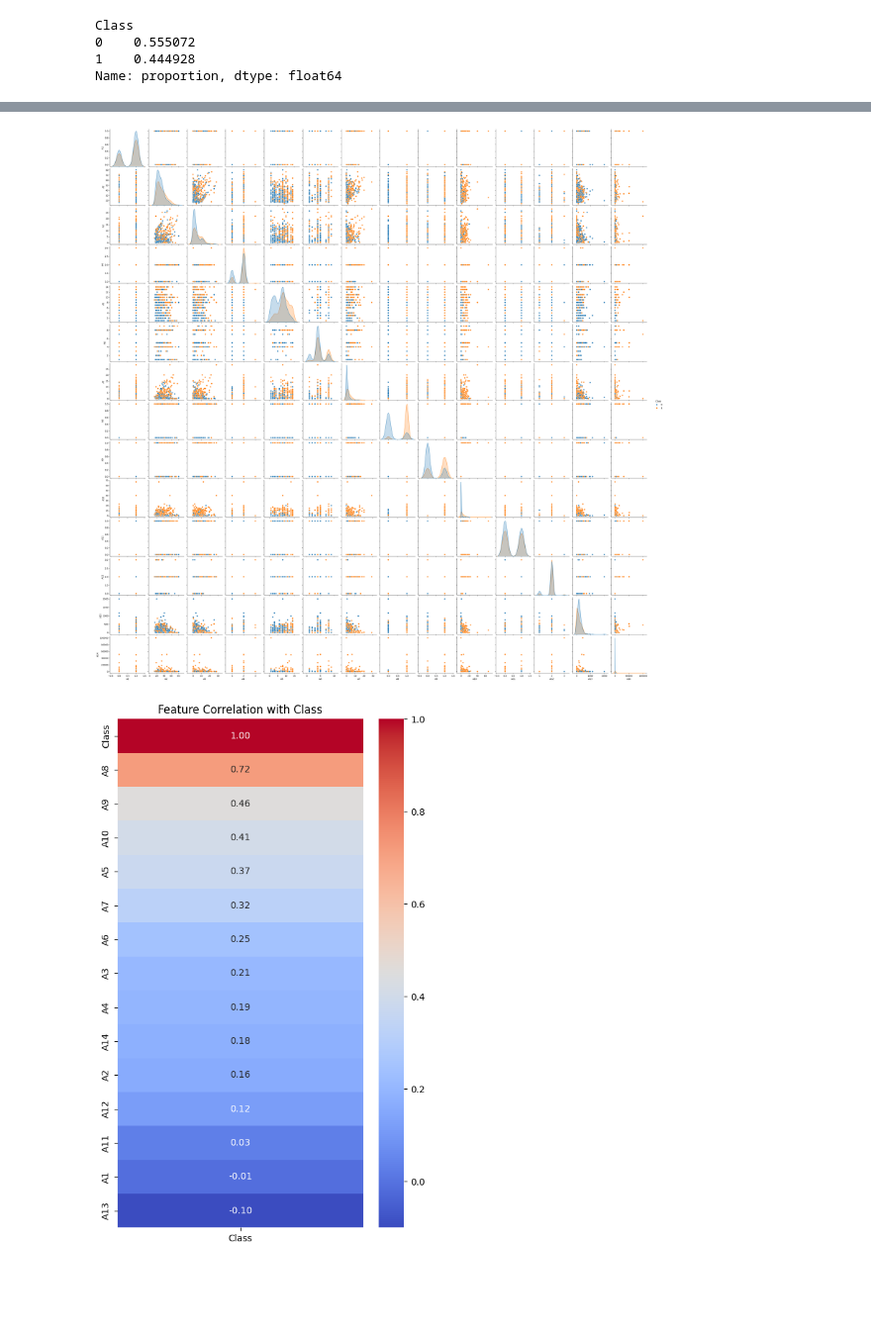
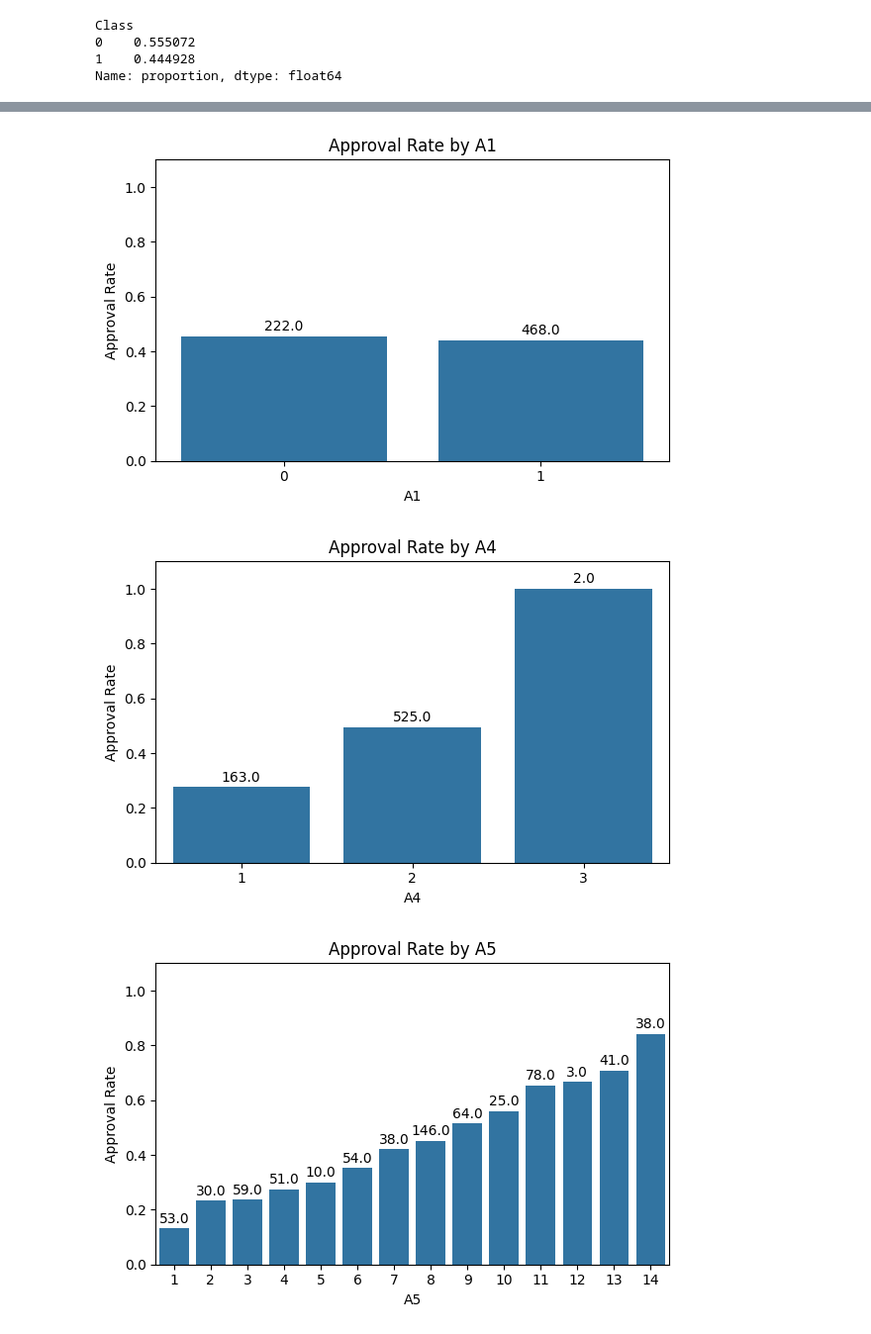
Before and after one commit to KikiHanAKKH/datathon2026, a Jupyter notebook: test.ipynb, the cells around one changed output, grey strips where cells are left out. Shown at 99% size. Cells and saved outputs as stored; diff of their text form; code cells hidden in the pictures; blank space fills up the shorter version.

```diff
--- a/test.ipynb
+++ b/test.ipynb
@@ -99,21 +98,0 @@ df.drop(columns=["CustomerID"], inplace=True)
-# %%
-sns.pairplot(data=df, hue='Class');
-# %% [output]
-[figure, removed]
-# %%
-# see if there's strong correlation between A1-A14 and Class
-plt.figure(figsize=(6, 10))
-
-class_corr = df.corr(numeric_only=True)[['Class']].sort_values(by='Class', ascending=False)
-
-sns.heatmap(
-    class_corr,
-    annot=True,
-    cmap='coolwarm',
-    fmt=".2f"
-)
-
-plt.title("Feature Correlation with Class")
-plt.show()
-# %% [output]
-[figure, removed]
@@ -119,0 +120,36 @@ plt.show()
+# %%
+for col in categorical_cols:
+
+    summary = (
+        df.groupby(col)['Class']
+        .agg(['mean', 'count'])
+        .reset_index()
+    )
+
+    plt.figure(figsize=(6, 4))
+
+    ax = sns.barplot(
+        data=summary,
+        x=col,
+        y='mean'
+    )
+
+    # add count labels on bars
+    for i, row in summary.iterrows():
+        ax.text(
+            i,
+            row['mean'] + 0.02,
+            f"{row['count']}",
+            ha='center'
+        )
+
+    plt.title(f'Approval Rate by {col}')
+    plt.ylabel('Approval Rate')
+    plt.ylim(0, 1.1)
+
+    plt.tight_layout()
+    plt.show()
+# %% [output]
+[figure, added]
+[figure, added]
+[figure, added]
```
Also changed, not shown: parts of 8 cells of this notebook.
